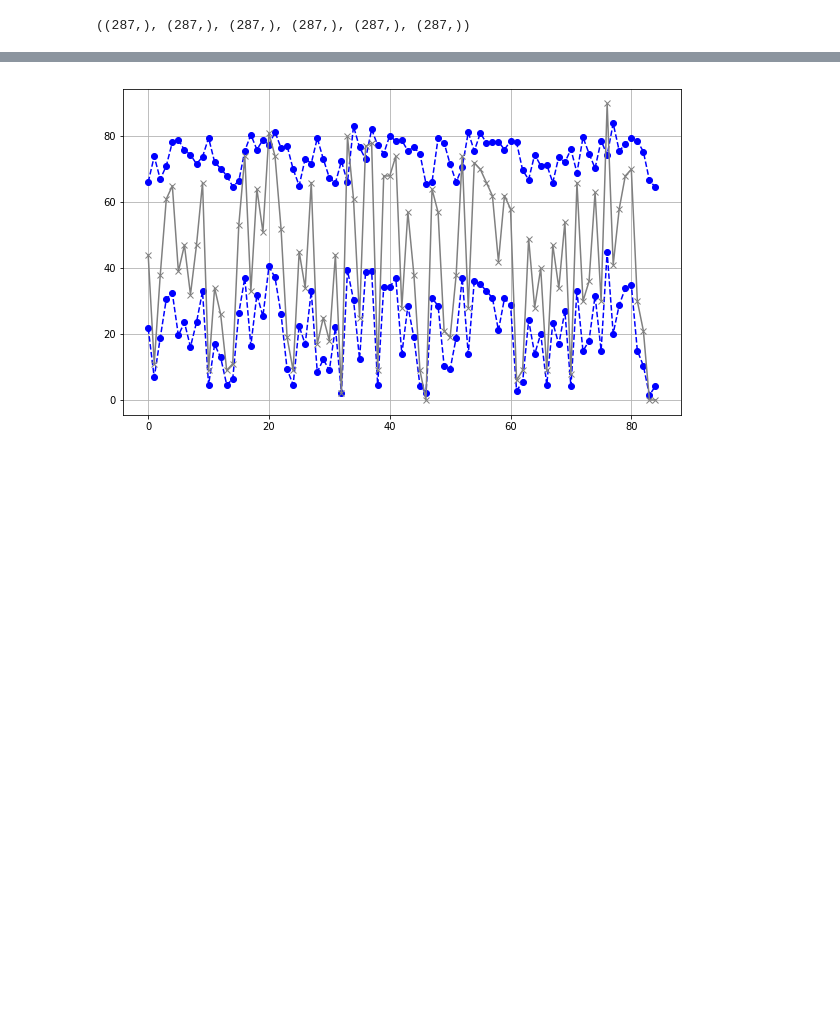
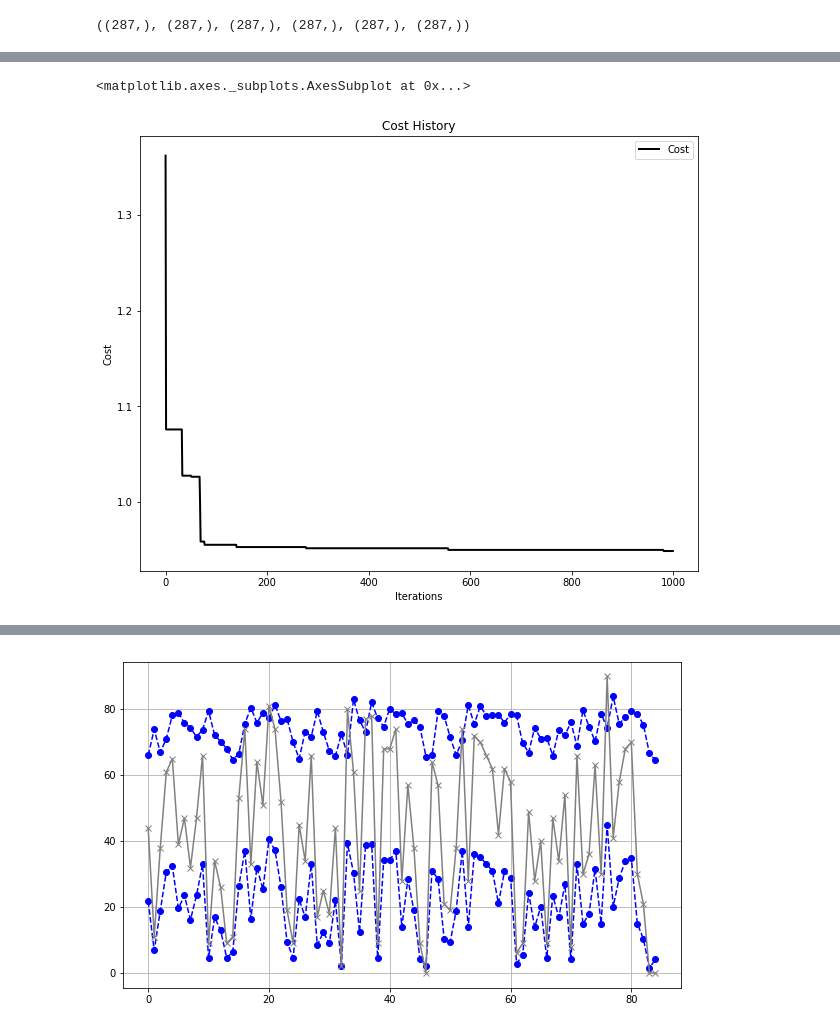
Before and after one commit to wzt3309/container-sim, a Jupyter notebook: predict/svm_predict.ipynb, the cells around one changed output, grey strips where cells are left out. Cells and saved outputs as stored; diff of their text form; code cells hidden in the pictures; blank space fills up the shorter version.

```diff
--- a/predict/svm_predict.ipynb
+++ b/predict/svm_predict.ipynb
@@ -85,0 +235,5 @@ pel_train, pel_test = period_ts_low[:train_size], period_ts_low[train_size:]
+# %%
+options = {'c1': 0.5, 'c2': 0.3, 'w': 0.9}
+optimizer = GlobalBestPSO(n_particles=10, dimensions=4, options=options, bounds=pso_bounds())
+kwargs = {'cv_t': cv_t, 'cv_u': cv_u, 'cv_l': cv_l}
+cost, pos = optimizer.optimize(pso_fitf, iters=1000, **kwargs)
@@ -85,0 +243,6 @@ pel_train, pel_test = period_ts_low[:train_size], period_ts_low[train_size:]
+# %%
+from pyswarms.utils.plotters import plot_cost_history, plot_contour, plot_surface
+plot_cost_history(optimizer.cost_history)
+# %% [output]
+<matplotlib.axes._subplots.AxesSubplot at 0x...>
+[figure, added]
```
Also changed, not shown: parts of 12 cells of this notebook, 13 other files.
